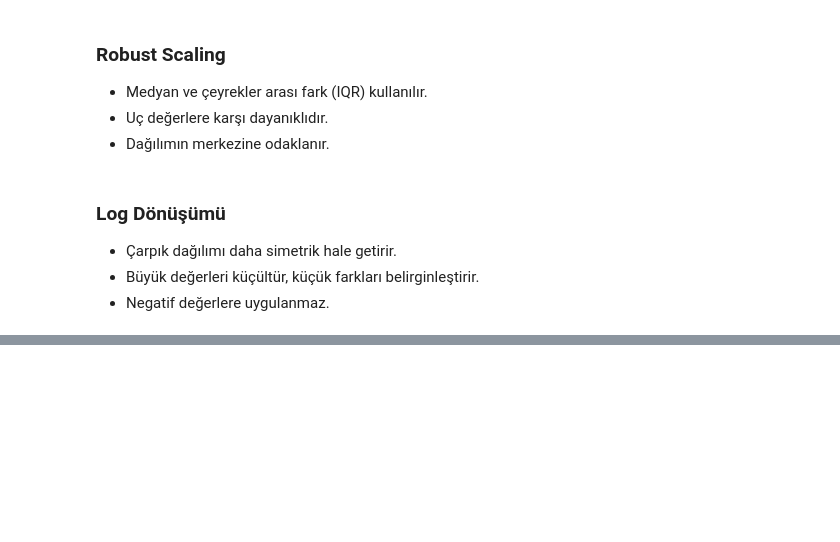
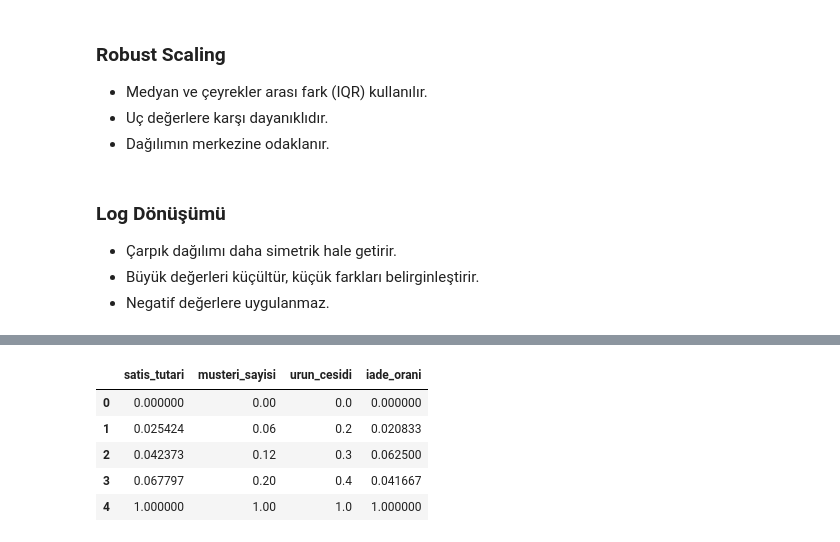
Before and after one commit to ArsenLupen53/GYZU-BTK-codespace, a Jupyter notebook: normalizasyon/normalizasyon.ipynb, the cells around one changed output, grey strips where cells are left out. Saved outputs shown, nothing was run; the diff lists cells and outputs as text; code cells hidden in the pictures; blank space fills up the shorter version.

Commit message:
normalizasyon python uygulama gün 1

```diff
--- a/normalizasyon/normalizasyon.ipynb
+++ b/normalizasyon/normalizasyon.ipynb
@@ -40,0 +173,13 @@
+# %%
+# min max normalizasyon
+# formül: (X- Xmin) / (Xmax- Xmin)
+scaler_minmax = MinMaxScaler()
+df_minmax = pd.DataFrame(scaler_minmax.fit_transform(df),columns=df.columns)
+df_minmax
+# %% [output]
+|  | satis_tutari | musteri_sayisi | urun_cesidi | iade_orani |
+| 0 | 0.000000 | 0.00 | 0.0 | 0.000000 |
+| 1 | 0.025424 | 0.06 | 0.2 | 0.020833 |
+| 2 | 0.042373 | 0.12 | 0.3 | 0.062500 |
+| 3 | 0.067797 | 0.20 | 0.4 | 0.041667 |
+| 4 | 1.000000 | 1.00 | 1.0 | 1.000000 |
```
Also changed, not shown: parts of 17 cells of this notebook.
